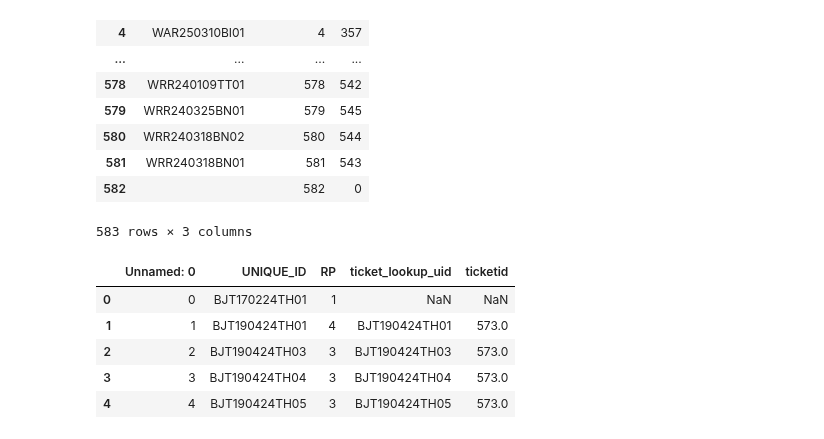
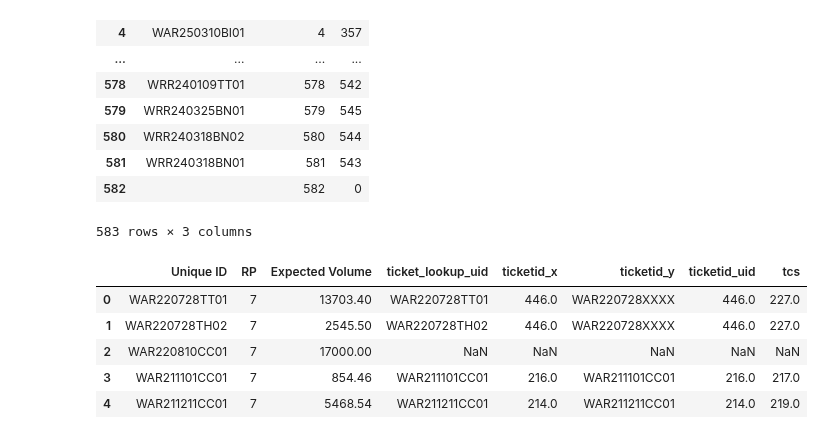
Before and after one commit to BilyBrown/sqlite3-tutorial, a Jupyter notebook: make_db_trial_v0.ipynb, the cells around one changed output. Drawn from its saved outputs; the diff is of its cells as text; code cells hidden in the pictures.

```diff
--- a/make_db_trial_v0.ipynb
+++ b/make_db_trial_v0.ipynb
@@ -805,0 +692,5 @@ trial_w_harvest.to_excel("expected_with_harvest.xlsx")
+# %%
+expected_df = pd.read_excel(r"carryover_UNIQUEID_workup.xlsx")
+expected_df[' Expected Volume'] = pd.to_numeric(expected_df[' Expected Volume'])
+expected_df['RP'] = pd.to_numeric(expected_df['RP'])
+expected_df.head()
@@ -819,3 +706,3 @@ applied_rp_df.head()
 # %%
 unique_2_ticket = pd.read_sql('SELECT * FROM ticketid_lookup_activityid', conn)
-applied_rp_df = pd.merge(applied_rp_df, unique_2_ticket, how='left', left_on='UNIQUE_ID', right_on='ticket_lookup_uid')
+expected_ticketid_df = pd.merge(expected_df, unique_2_ticket, how='left', left_on='Unique ID', right_on='ticket_lookup_uid')
@@ -836,12 +739,14 @@ ticketid_lookup
 | 581 | WRR240318BN01 | 581 | 543 |
 | 582 |  | 582 | 0 |
 583 rows × 3 columns
+# %%
+expected_ticketid_df = pd.merge(expected_ticketid_df, ticketid_lookup, how='left', left_on='ticketid', right_on='ticketid_uid')
 # %%
-applied_rp_df.head()
+expected_ticketid_df.head()
 # %% [output]
-|  | Unnamed: 0 | UNIQUE_ID | RP | ticket_lookup_uid | ticketid |
-| 0 | 0 | BJT170224TH01 | 1 | NaN | NaN |
-| 1 | 1 | BJT190424TH01 | 4 | BJT190424TH01 | 573.0 |
-| 2 | 2 | BJT190424TH03 | 3 | BJT190424TH03 | 573.0 |
-| 3 | 3 | BJT190424TH04 | 3 | BJT190424TH04 | 573.0 |
-| 4 | 4 | BJT190424TH05 | 3 | BJT190424TH05 | 573.0 |
+|  | Unique ID | RP | Expected Volume | ticket_lookup_uid | ticketid_x | ticketid_y | ticketid_uid | tcs |
+| 0 | WAR220728TT01 | 7 | 13703.40 | WAR220728TT01 | 446.0 | WAR220728XXXX | 446.0 | 227.0 |
+| 1 | WAR220728TH02 | 7 | 2545.50 | WAR220728TH02 | 446.0 | WAR220728XXXX | 446.0 | 227.0 |
+| 2 | WAR220810CC01 | 7 | 17000.00 | NaN | NaN | NaN | NaN | NaN |
+| 3 | WAR211101CC01 | 7 | 854.46 | WAR211101CC01 | 216.0 | WAR211101CC01 | 216.0 | 217.0 |
+| 4 | WAR211211CC01 | 7 | 5468.54 | WAR211211CC01 | 214.0 | WAR211211CC01 | 214.0 | 219.0 |
```
Also changed, not shown: parts of 41 cells of this notebook.
